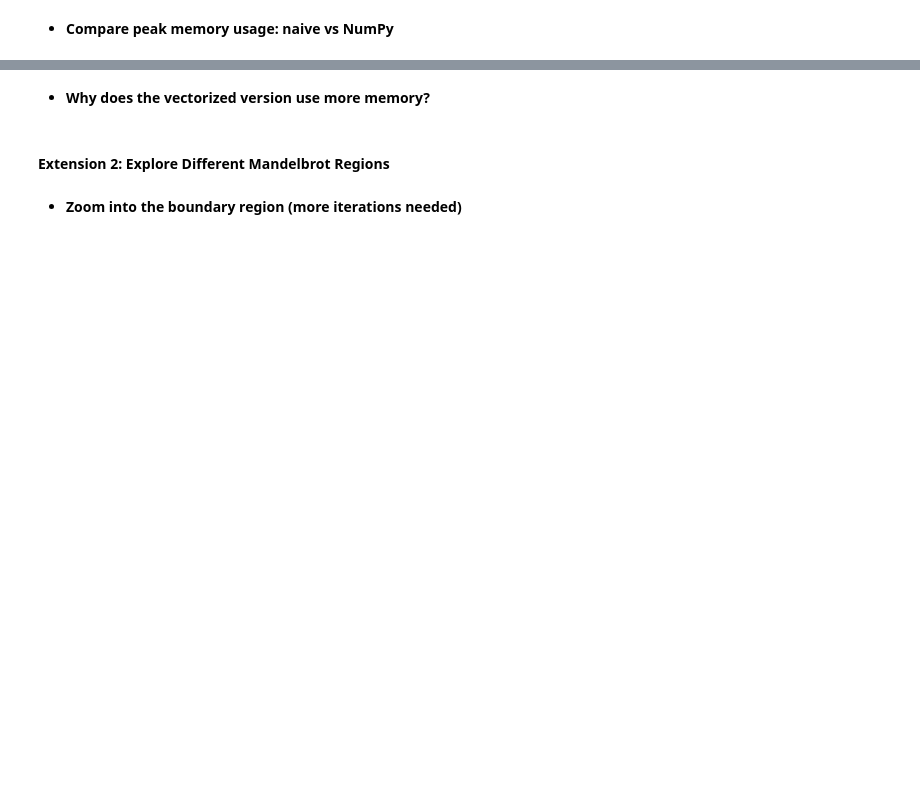
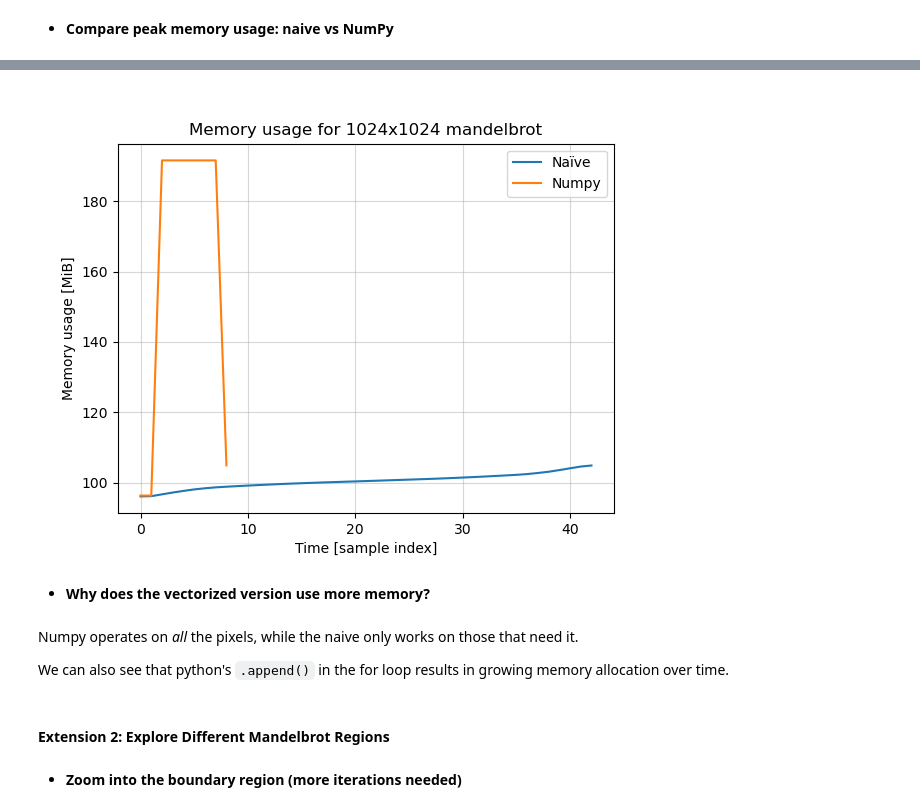
Before and after one commit to NDS8-TCP/nsc-mikkel, a Jupyter notebook: l02_exercises.ipynb, the cells around one changed output, grey strips where cells are left out. Saved outputs shown, nothing was run; the diff lists cells and outputs as text; code cells hidden in the pictures; blank space fills up the shorter version.

```diff
--- a/l02_exercises.ipynb
+++ b/l02_exercises.ipynb
@@ -354,5 +426,14 @@ Date:   Mon Mar 2 20:47:40 2026 +0000
+# %%
+from IPython.display import Image
+Image(filename="l02_memory_profile.png")
+# %% [output]
+[figure, added]
 # %% [markdown]
 - **Why does the vectorized version use more memory?**
+# %% [markdown]
+Numpy operates on *all* the pixels, while the naive only works on those that need it.
+
+We can also see that python's `.append()` in the for loop results in growing memory allocation over time.
 # %% [markdown]
 #### ****Extension 2: Explore Different Mandelbrot Regions****
 # %% [markdown]
```
Also changed, not shown: parts of 18 cells of this notebook, 2 other files.
